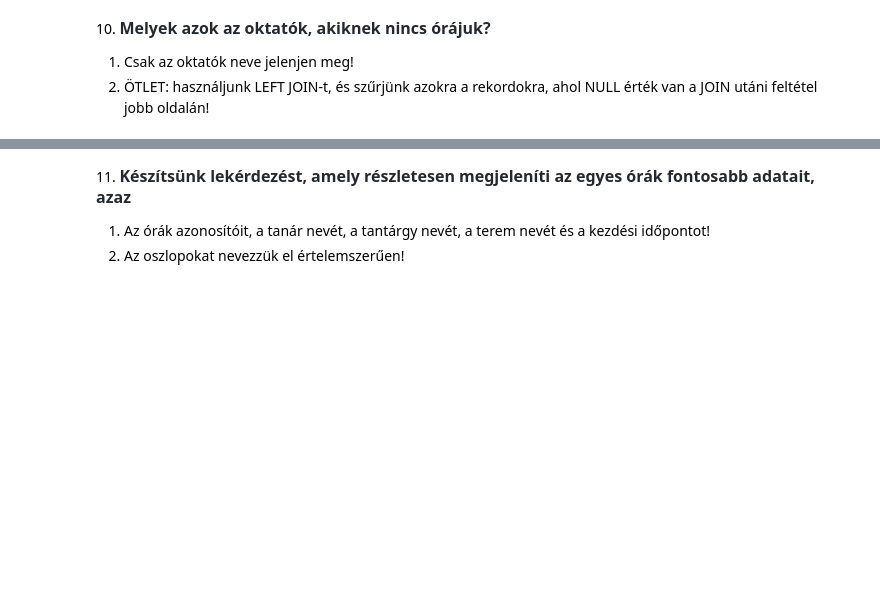
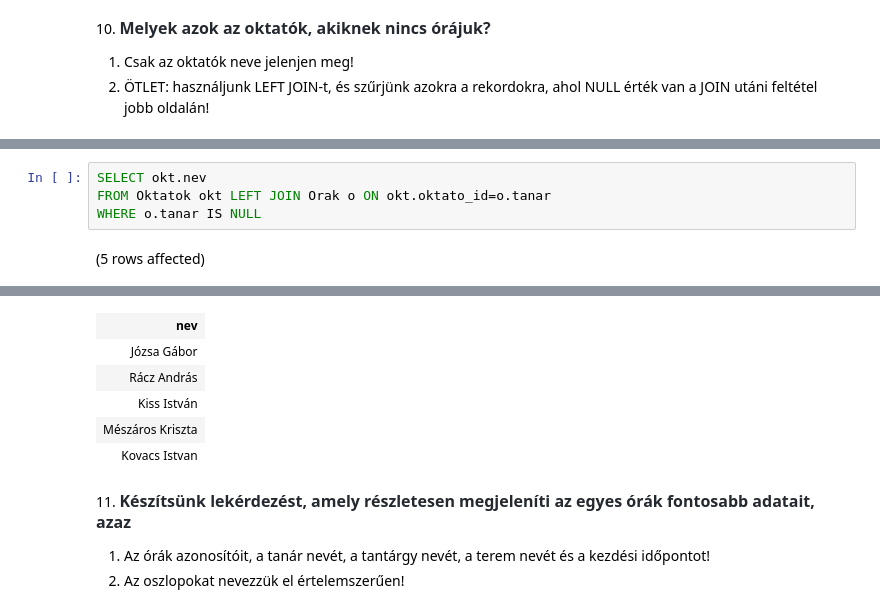
Before and after one commit to pkmate/Adatbazis, a Jupyter notebook: gyakorlat02_feladatok .ipynb, the cells around one changed output, grey strips where cells are left out. Drawn from its saved outputs; the diff is of its cells as text; blank space fills up the shorter version.

```diff
--- a/gyakorlat02_feladatok .ipynb
+++ b/gyakorlat02_feladatok .ipynb
@@ -244,0 +214,6 @@ Total execution time: 00:00:00.106
+# %%
+SELECT okt.nev
+FROM Oktatok okt LEFT JOIN Orak o ON okt.oktato_id=o.tanar
+WHERE o.tanar IS NULL
+# %% [output]
+(5 rows affected)
@@ -245,3 +221,9 @@ Total execution time: 00:00:00.106
+| nev |
+| Józsa Gábor |
+| Rácz András |
+| Kiss István |
+| Mészáros Kriszta |
+| Kovacs Istvan |
 # %% [markdown]
 11. <span style="font-weight: 600; color: rgb(36, 41, 47); font-family: -apple-system, BlinkMacSystemFont, &quot;Segoe UI&quot;, Helvetica, Arial, sans-serif, &quot;Apple Color Emoji&quot;, &quot;Segoe UI Emoji&quot;; font-size: 16px;">Készítsünk lekérdezést, amely részletesen megjeleníti az egyes órák fontosabb adatait, azaz</span>
 
```
Also changed, not shown: parts of 7 cells of this notebook, 1 other file.
